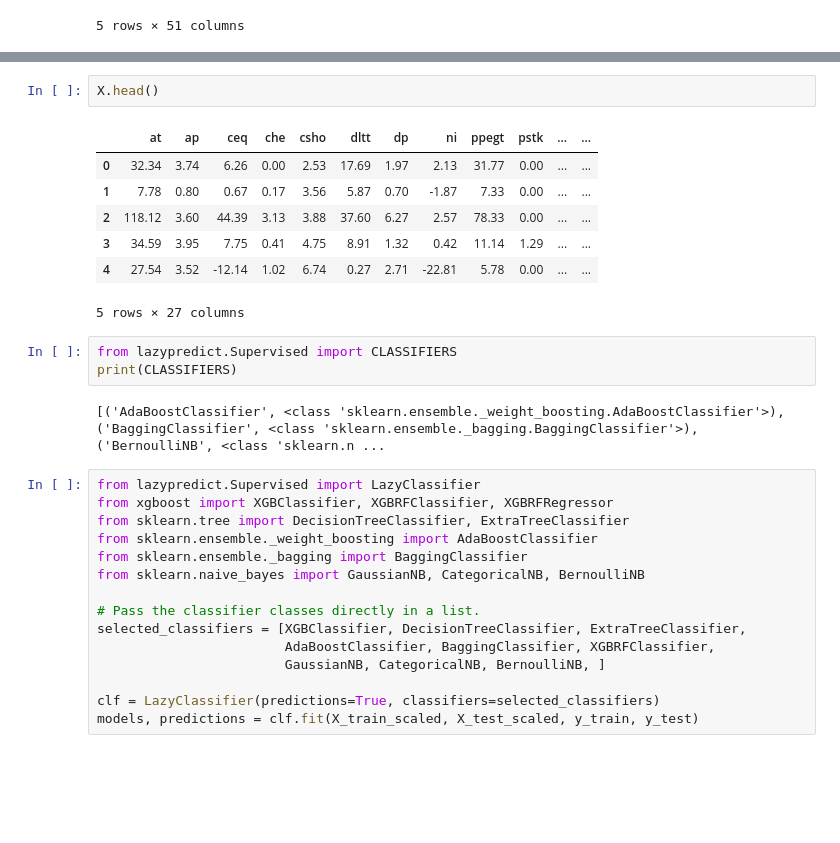
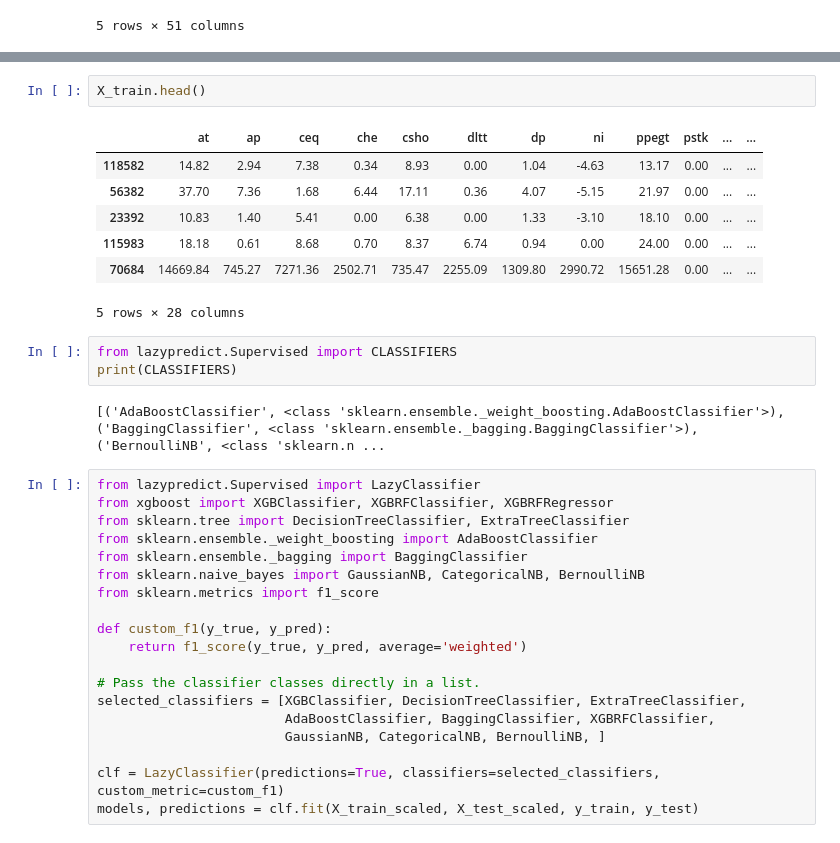
Before and after one commit to eerisken/econ-finance, a Jupyter notebook: accounting-fraud-detection/accounting_fraud_detection.ipynb, the cells around one changed output, grey strips where cells are left out. Saved outputs shown, nothing was run; the diff lists cells and outputs as text; blank space fills up the shorter version.

```diff
--- a/accounting-fraud-detection/accounting_fraud_detection.ipynb
+++ b/accounting-fraud-detection/accounting_fraud_detection.ipynb
@@ -35,13 +133,13 @@ X_test_scaled = scaler.transform(X_test)
 # %%
-X.head()
+X_train.head()
 # %% [output]
 |  | at | ap | ceq | che | csho | dltt | dp | ni | ppegt | pstk | ... | ... |
-| 0 | 32.34 | 3.74 | 6.26 | 0.00 | 2.53 | 17.69 | 1.97 | 2.13 | 31.77 | 0.00 | ... | ... |
-| 1 | 7.78 | 0.80 | 0.67 | 0.17 | 3.56 | 5.87 | 0.70 | -1.87 | 7.33 | 0.00 | ... | ... |
-| 2 | 118.12 | 3.60 | 44.39 | 3.13 | 3.88 | 37.60 | 6.27 | 2.57 | 78.33 | 0.00 | ... | ... |
-| 3 | 34.59 | 3.95 | 7.75 | 0.41 | 4.75 | 8.91 | 1.32 | 0.42 | 11.14 | 1.29 | ... | ... |
-| 4 | 27.54 | 3.52 | -12.14 | 1.02 | 6.74 | 0.27 | 2.71 | -22.81 | 5.78 | 0.00 | ... | ... |
+| 118582 | 14.82 | 2.94 | 7.38 | 0.34 | 8.93 | 0.00 | 1.04 | -4.63 | 13.17 | 0.00 | ... | ... |
+| 56382 | 37.70 | 7.36 | 1.68 | 6.44 | 17.11 | 0.36 | 4.07 | -5.15 | 21.97 | 0.00 | ... | ... |
+| 23392 | 10.83 | 1.40 | 5.41 | 0.00 | 6.38 | 0.00 | 1.33 | -3.10 | 18.10 | 0.00 | ... | ... |
+| 115983 | 18.18 | 0.61 | 8.68 | 0.70 | 8.37 | 6.74 | 0.94 | 0.00 | 24.00 | 0.00 | ... | ... |
+| 70684 | 14669.84 | 745.27 | 7271.36 | 2502.71 | 735.47 | 2255.09 | 1309.80 | 2990.72 | 15651.28 | 0.00 | ... | ... |
-5 rows × 27 columns
+5 rows × 28 columns
 # %%
 from lazypredict.Supervised import CLASSIFIERS
 print(CLASSIFIERS)
@@ -54,13 +152,17 @@ from sklearn.tree import DecisionTreeClassifier, ExtraTreeClassifier
 from sklearn.ensemble._weight_boosting import AdaBoostClassifier
 from sklearn.ensemble._bagging import BaggingClassifier
 from sklearn.naive_bayes import GaussianNB, CategoricalNB, BernoulliNB
+from sklearn.metrics import f1_score
+
+def custom_f1(y_true, y_pred):
+    return f1_score(y_true, y_pred, average='weighted')
 
 # Pass the classifier classes directly in a list.
 selected_classifiers = [XGBClassifier, DecisionTreeClassifier, ExtraTreeClassifier,
                         AdaBoostClassifier, BaggingClassifier, XGBRFClassifier,
                         GaussianNB, CategoricalNB, BernoulliNB, ]
 
-clf = LazyClassifier(predictions=True, classifiers=selected_classifiers)
+clf = LazyClassifier(predictions=True, classifiers=selected_classifiers, custom_metric=custom_f1)
 models, predictions = clf.fit(X_train_scaled, X_test_scaled, y_train, y_test)
 # %%
 models
```
Also changed, not shown: parts of 8 cells of this notebook.
